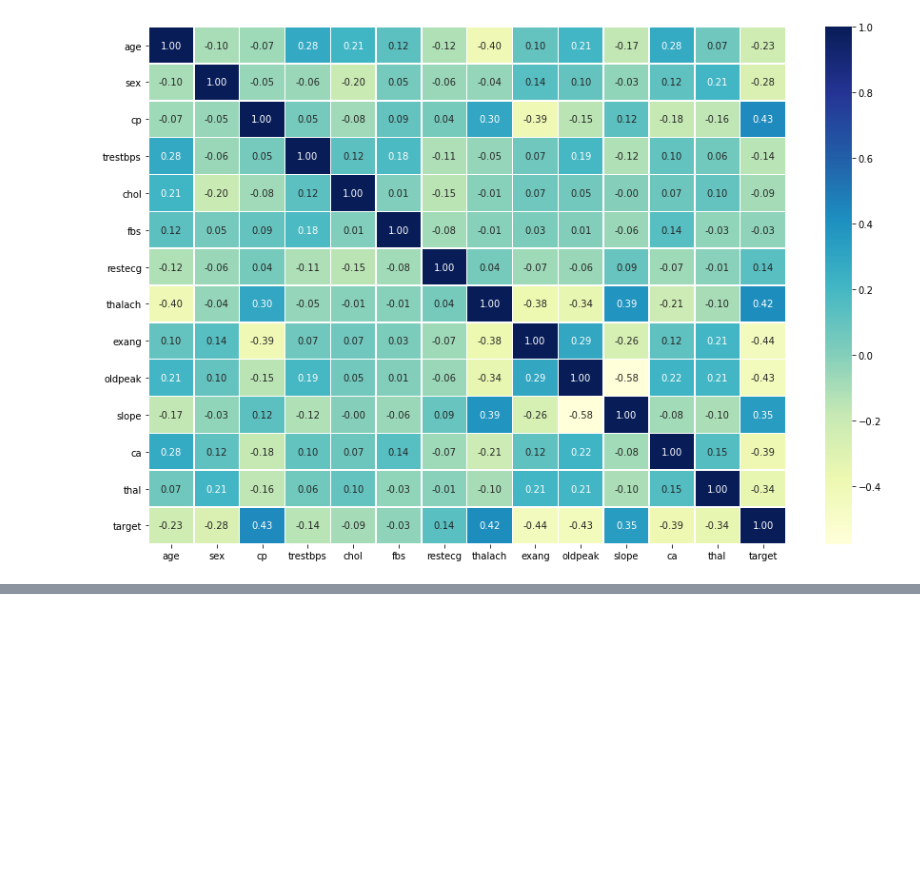
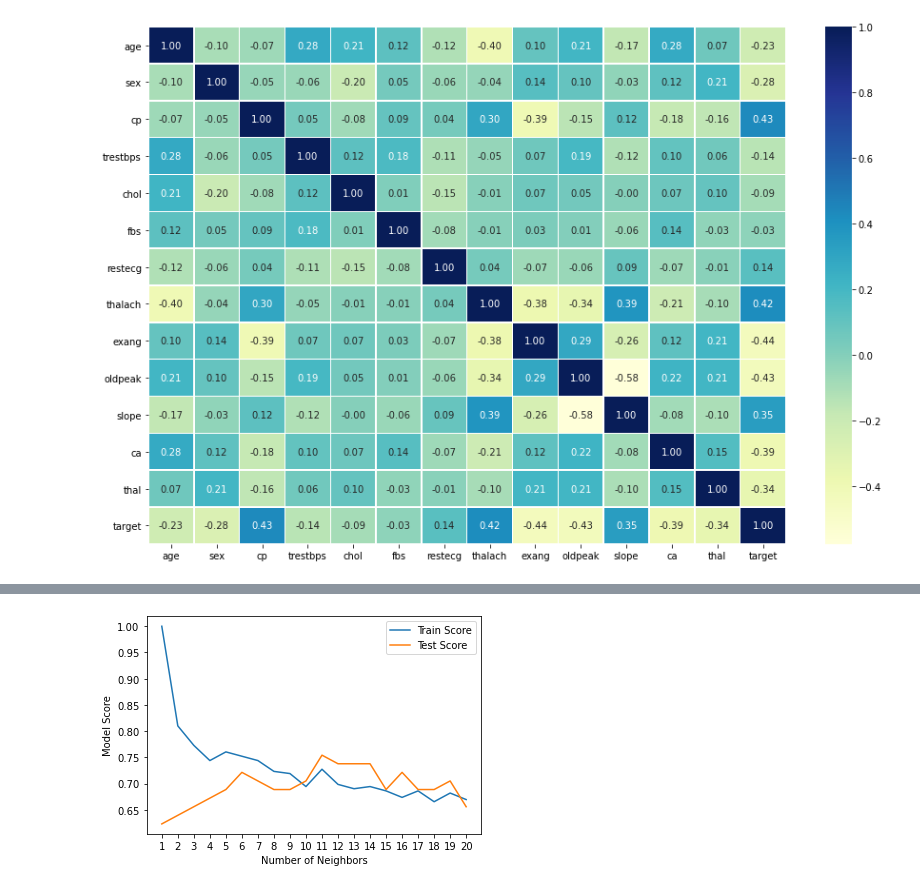
Before and after one commit to Manjeete/ml_test, a Jupyter notebook: heart-disease-classification.ipynb, the cells around one changed output, grey strips where cells are left out. Saved outputs shown, nothing was run; the diff lists cells and outputs as text; code cells hidden in the pictures; blank space fills up the shorter version.

```diff
--- a/heart-disease-classification.ipynb
+++ b/heart-disease-classification.ipynb
@@ -178,0 +210,15 @@ def fit_and_score(models,X_train,X_test,y_train,y_test):
+# %%
+# Let's tune KNN
+
+train_scores = []
+test_scores = []
+neighbors = range(1,21)
+
+knn = KNeighborsClassifier()
+
+for i in neighbors:
+    knn.set_params(n_neighbors=i)
+    knn.fit(X_train,y_train)
+
+    train_scores.append(knn.score(X_train,y_train))
+    test_scores.append(knn.score(X_test,y_test))
@@ -178,0 +271,9 @@ def fit_and_score(models,X_train,X_test,y_train,y_test):
+# %%
+plt.plot(neighbors,train_scores,label="Train Score")
+plt.plot(neighbors,test_scores,label="Test Score")
+plt.xticks(np.arange(1,21,1))
+plt.xlabel("Number of Neighbors")
+plt.ylabel("Model Score")
+plt.legend();
+# %% [output]
+[figure, added]
```
Also changed, not shown: parts of 35 cells of this notebook.
